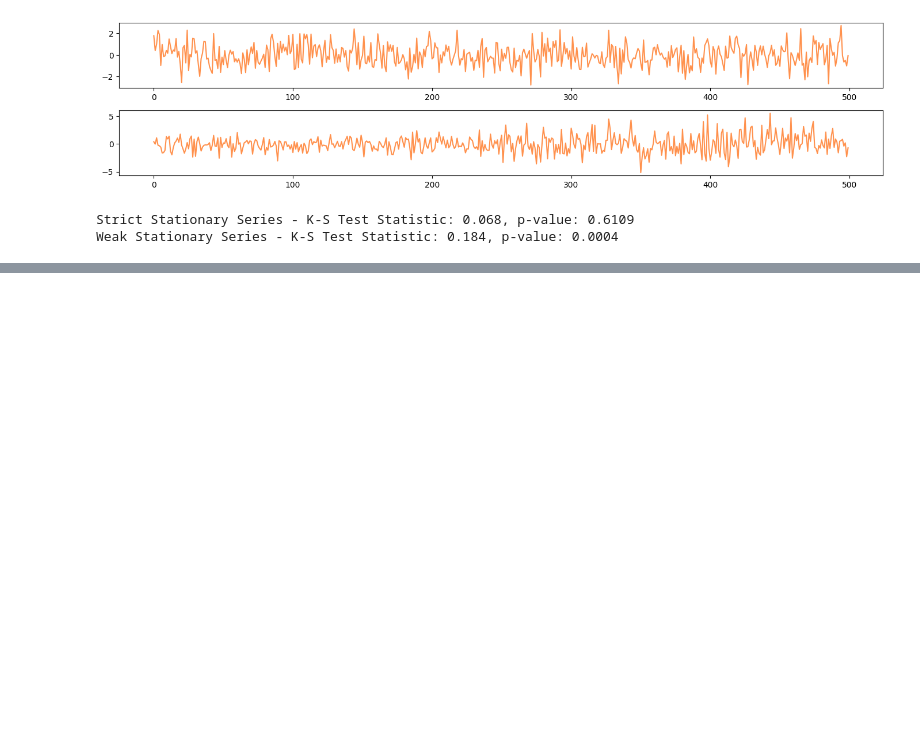
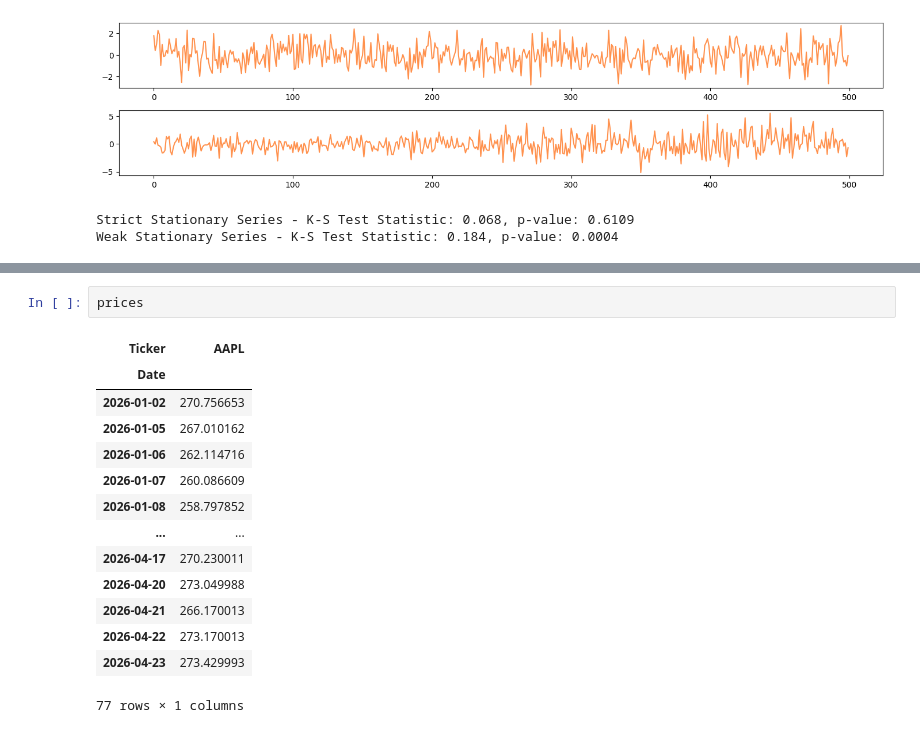
Before and after one commit to Simran-Kaur199/TimeSeries, a Jupyter notebook: notebooks/TimeSeriesAnalysis.ipynb, the cells around one changed output, grey strips where cells are left out. Drawn from its saved outputs; the diff is of its cells as text; blank space fills up the shorter version.

```diff
--- a/notebooks/TimeSeriesAnalysis.ipynb
+++ b/notebooks/TimeSeriesAnalysis.ipynb
@@ -196,0 +215,17 @@ Weak Stationary Series - K-S Test Statistic: 0.184, p-value: 0.0004
+# %%
+prices
+# %% [output]
+| Ticker | AAPL |
+| Date |  |
+| 2026-01-02 | 270.756653 |
+| 2026-01-05 | 267.010162 |
+| 2026-01-06 | 262.114716 |
+| 2026-01-07 | 260.086609 |
+| 2026-01-08 | 258.797852 |
+| ... | ... |
+| 2026-04-17 | 270.230011 |
+| 2026-04-20 | 273.049988 |
+| 2026-04-21 | 266.170013 |
+| 2026-04-22 | 273.170013 |
+| 2026-04-23 | 273.429993 |
+77 rows × 1 columns
```
Also changed, not shown: parts of 22 cells of this notebook.
